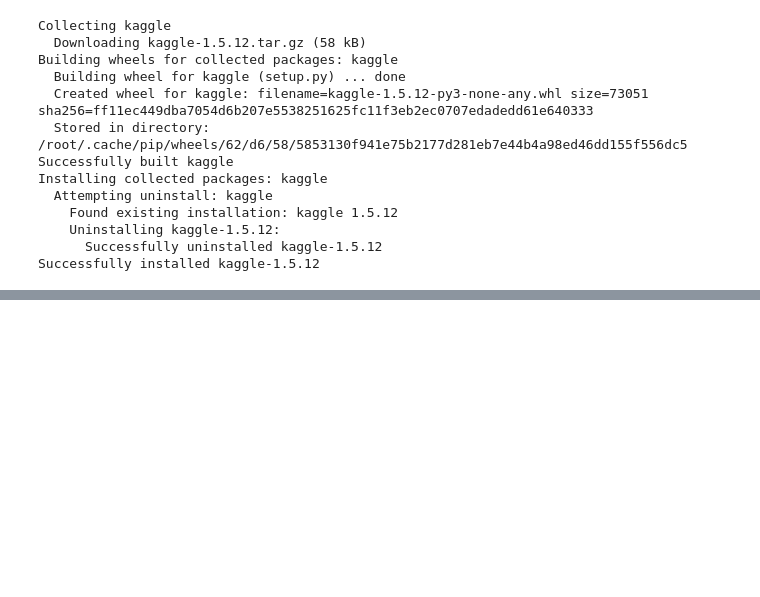
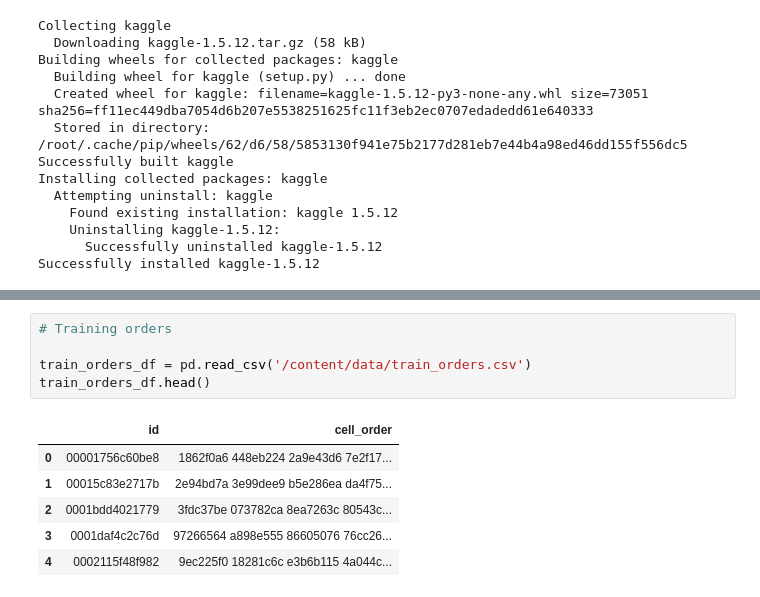
Before and after one commit to suvigyajain0101/AI4Code, a Jupyter notebook: DataPreparation.ipynb, the cells around one changed output, grey strips where cells are left out. Cells and saved outputs as stored; diff of their text form; blank space fills up the shorter version.

```diff
--- a/DataPreparation.ipynb
+++ b/DataPreparation.ipynb
@@ -67,0 +71,12 @@ pd.read_json('/content/data/train/ffd3afd30de9a6.json').head()
+# %%
+# Training orders
+
+train_orders_df = pd.read_csv('/content/data/train_orders.csv')
+train_orders_df.head()
+# %% [output]
+|  | id | cell_order |
+| 0 | 00001756c60be8 | 1862f0a6 448eb224 2a9e43d6 7e2f17... |
+| 1 | 00015c83e2717b | 2e94bd7a 3e99dee9 b5e286ea da4f75... |
+| 2 | 0001bdd4021779 | 3fdc37be 073782ca 8ea7263c 80543c... |
+| 3 | 0001daf4c2c76d | 97266564 a898e555 86605076 76cc26... |
+| 4 | 0002115f48f982 | 9ec225f0 18281c6c e3b6b115 4a044c... |
```
Also changed, not shown: parts of 11 cells of this notebook.
